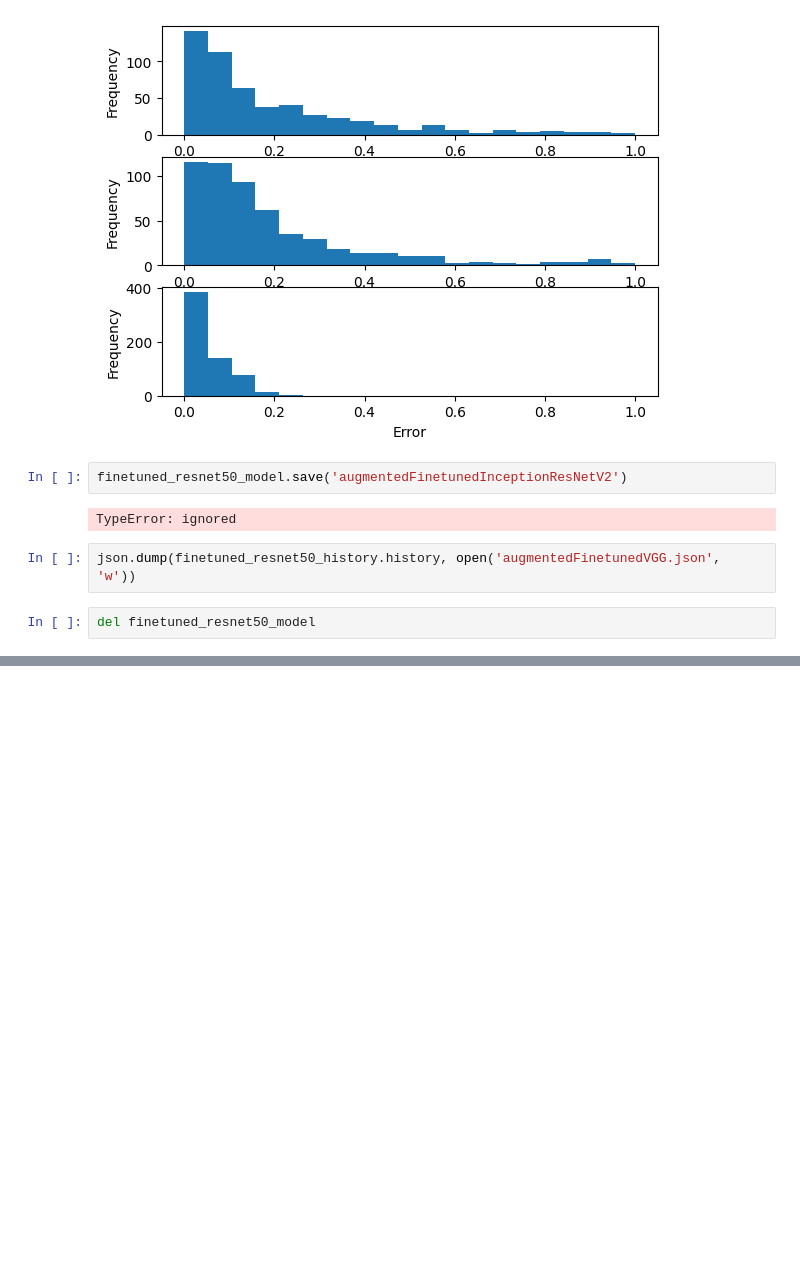
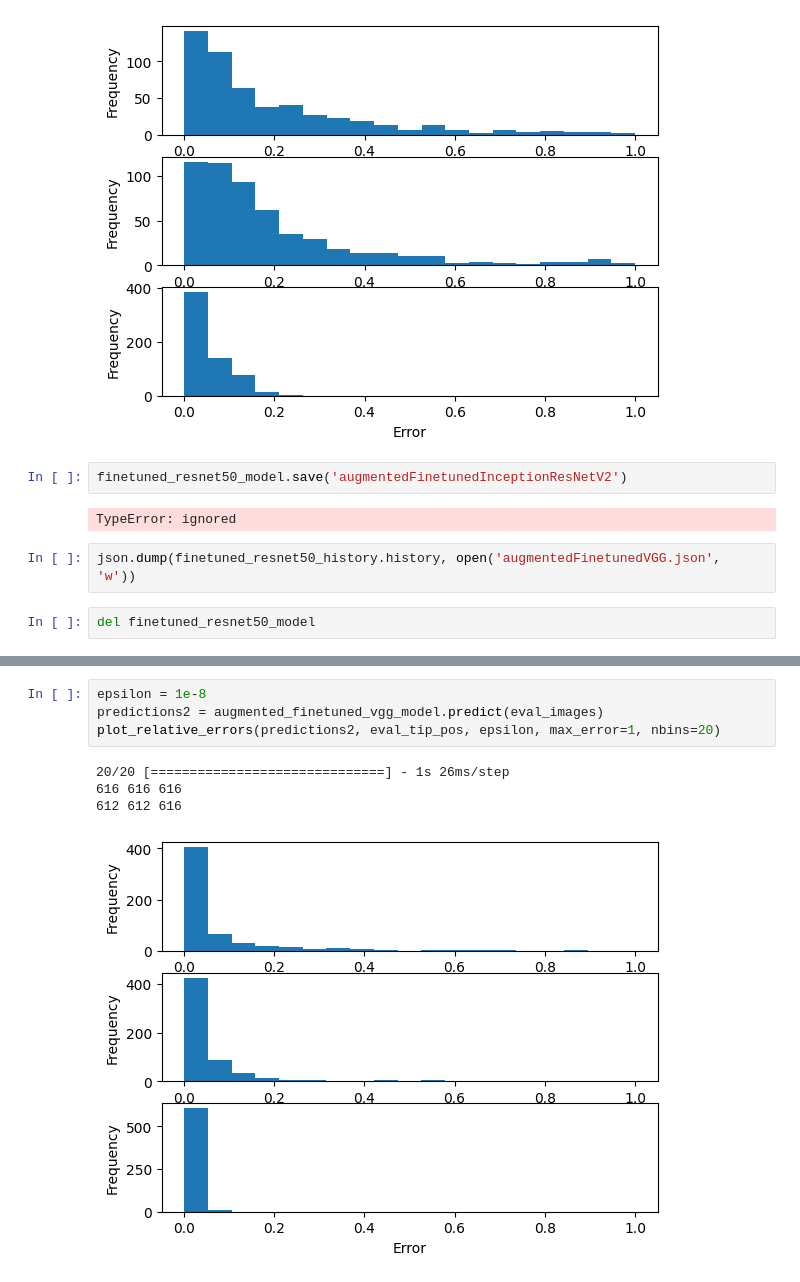
Before and after one commit to Servat0r/Robotics-Project, a Jupyter notebook: Robotics.ipynb, the cells around one changed output, grey strips where cells are left out. Saved outputs shown, nothing was run; the diff lists cells and outputs as text; blank space fills up the shorter version.

```diff
--- a/Robotics.ipynb
+++ b/Robotics.ipynb
@@ -892,0 +957,9 @@ del finetuned_resnet50_model
+# %%
+epsilon = 1e-8
+predictions2 = augmented_finetuned_vgg_model.predict(eval_images)
+plot_relative_errors(predictions2, eval_tip_pos, epsilon, max_error=1, nbins=20)
+# %% [output]
+20/20 [==============================] - 1s 26ms/step
+616 616 616
+612 612 616
+[figure, added]
```
Also changed, not shown: parts of 21 cells of this notebook.
